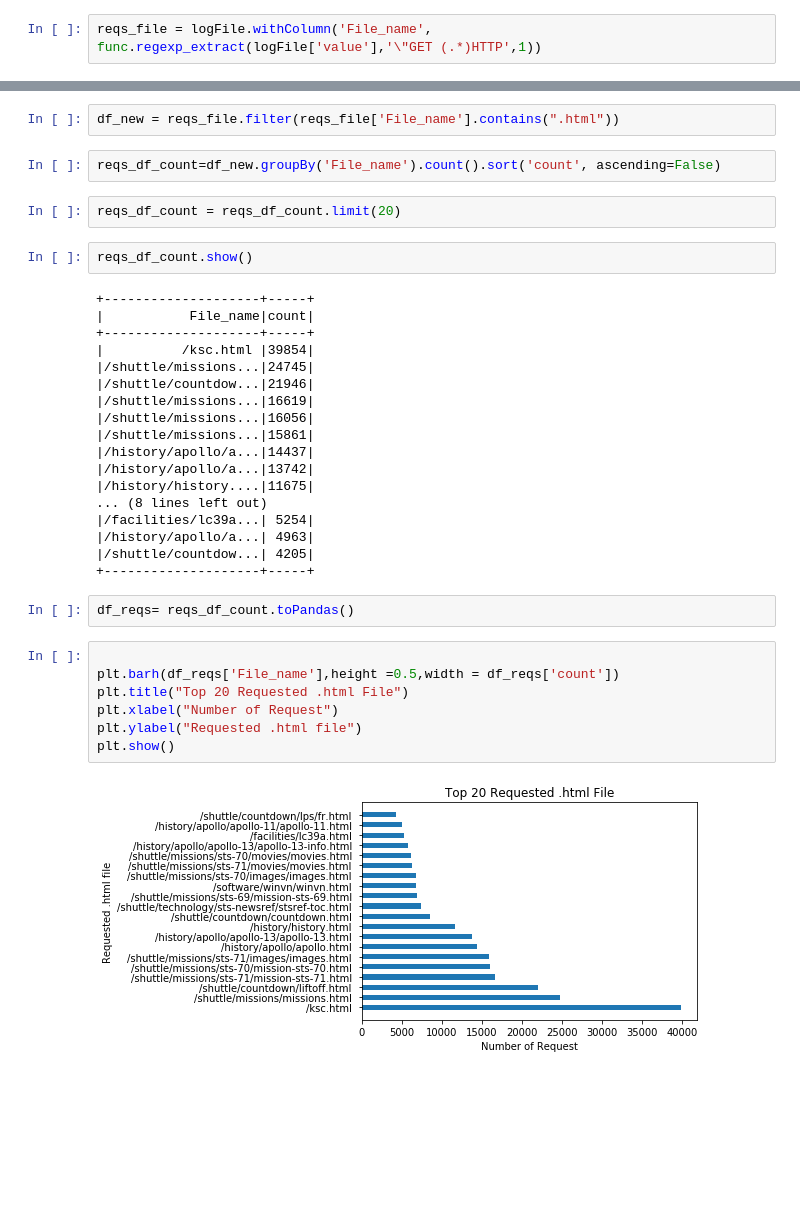
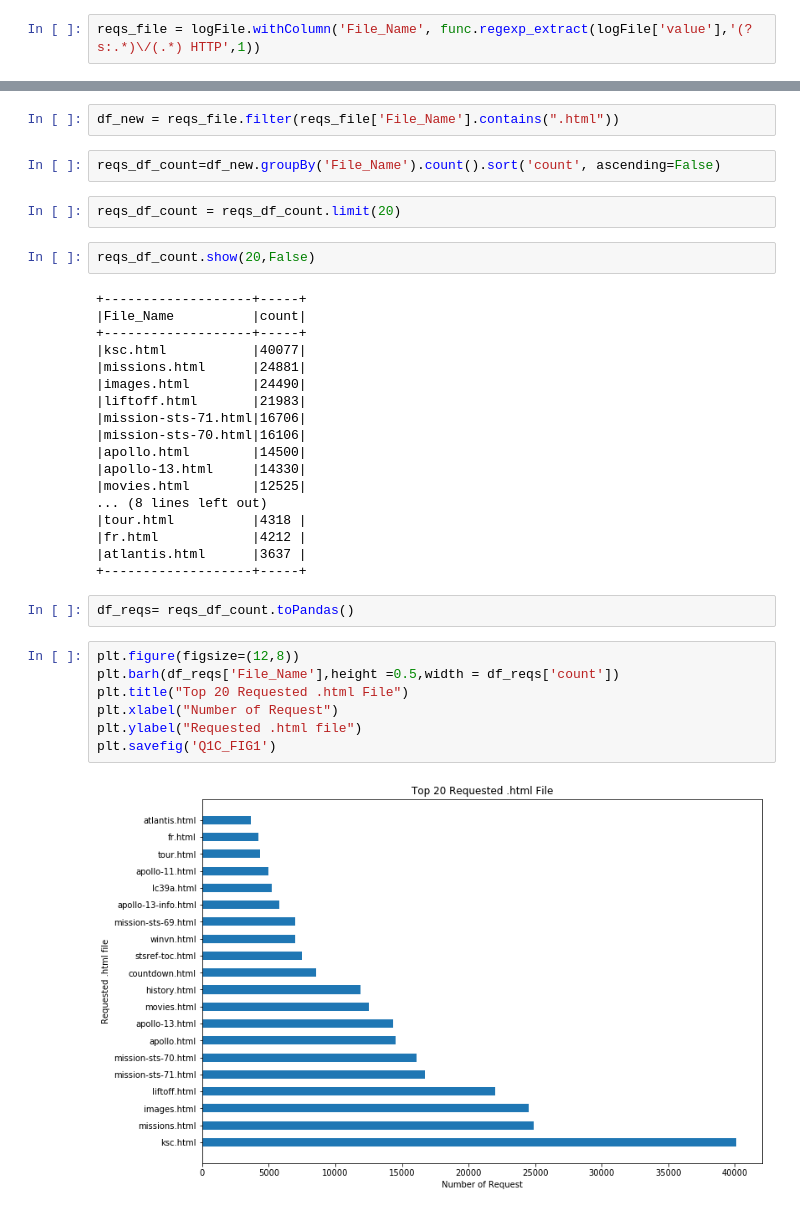
Before and after one commit to xiaoxingchen505/ScalableML, a Jupyter notebook: assignemnt/ScalableML_assignment1_Task1.ipynb, the cells around one changed output, grey strips where cells are left out. Cells and saved outputs as stored; diff of their text form; blank space fills up the shorter version.

```diff
--- a/assignemnt/ScalableML_assignment1_Task1.ipynb
+++ b/assignemnt/ScalableML_assignment1_Task1.ipynb
@@ -84,4 +83,4 @@ plt.show()
 # %% [output]
 [figure]
 # %%
-reqs_file = logFile.withColumn('File_name', func.regexp_extract(logFile['value'],'\"GET (.*)HTTP',1))
+reqs_file = logFile.withColumn('File_Name', func.regexp_extract(logFile['value'],'(?s:.*)\/(.*) HTTP',1))
@@ -88,37 +98,37 @@ reqs_file = logFile.withColumn('File_name', func.regexp_extract(logFile['value']
 # %%
-df_new = reqs_file.filter(reqs_file['File_name'].contains(".html"))
+df_new = reqs_file.filter(reqs_file['File_Name'].contains(".html"))
 # %%
-reqs_df_count=df_new.groupBy('File_name').count().sort('count', ascending=False)
+reqs_df_count=df_new.groupBy('File_Name').count().sort('count', ascending=False)
 # %%
 reqs_df_count = reqs_df_count.limit(20)
 # %%
-reqs_df_count.show()
+reqs_df_count.show(20,False)
 # %% [output]
-+--------------------+-----+
-|           File_name|count|
-+--------------------+-----+
-|          /ksc.html |39854|
-|/shuttle/missions...|24745|
-|/shuttle/countdow...|21946|
-|/shuttle/missions...|16619|
-|/shuttle/missions...|16056|
-|/shuttle/missions...|15861|
-|/history/apollo/a...|14437|
-|/history/apollo/a...|13742|
-|/history/history....|11675|
++-------------------+-----+
+|File_Name          |count|
++-------------------+-----+
+|ksc.html           |40077|
+|missions.html      |24881|
+|images.html        |24490|
+|liftoff.html       |21983|
+|mission-sts-71.html|16706|
+|mission-sts-70.html|16106|
+|apollo.html        |14500|
+|apollo-13.html     |14330|
+|movies.html        |12525|
 ... (8 lines left out)
-|/facilities/lc39a...| 5254|
-|/history/apollo/a...| 4963|
-|/shuttle/countdow...| 4205|
-+--------------------+-----+
+|tour.html          |4318 |
+|fr.html            |4212 |
+|atlantis.html      |3637 |
++-------------------+-----+
 # %%
 df_reqs= reqs_df_count.toPandas()
 # %%
-
-plt.barh(df_reqs['File_name'],height =0.5,width = df_reqs['count'])
+plt.figure(figsize=(12,8))
+plt.barh(df_reqs['File_Name'],height =0.5,width = df_reqs['count'])
 plt.title("Top 20 Requested .html File")
 plt.xlabel("Number of Request")
 plt.ylabel("Requested .html file")
-plt.show()
+plt.savefig('Q1C_FIG1')
 # %% [output]
-[figure, old version]
+[figure, new version]
```
Also changed, not shown: parts of 2 cells of this notebook, 9 other files.
